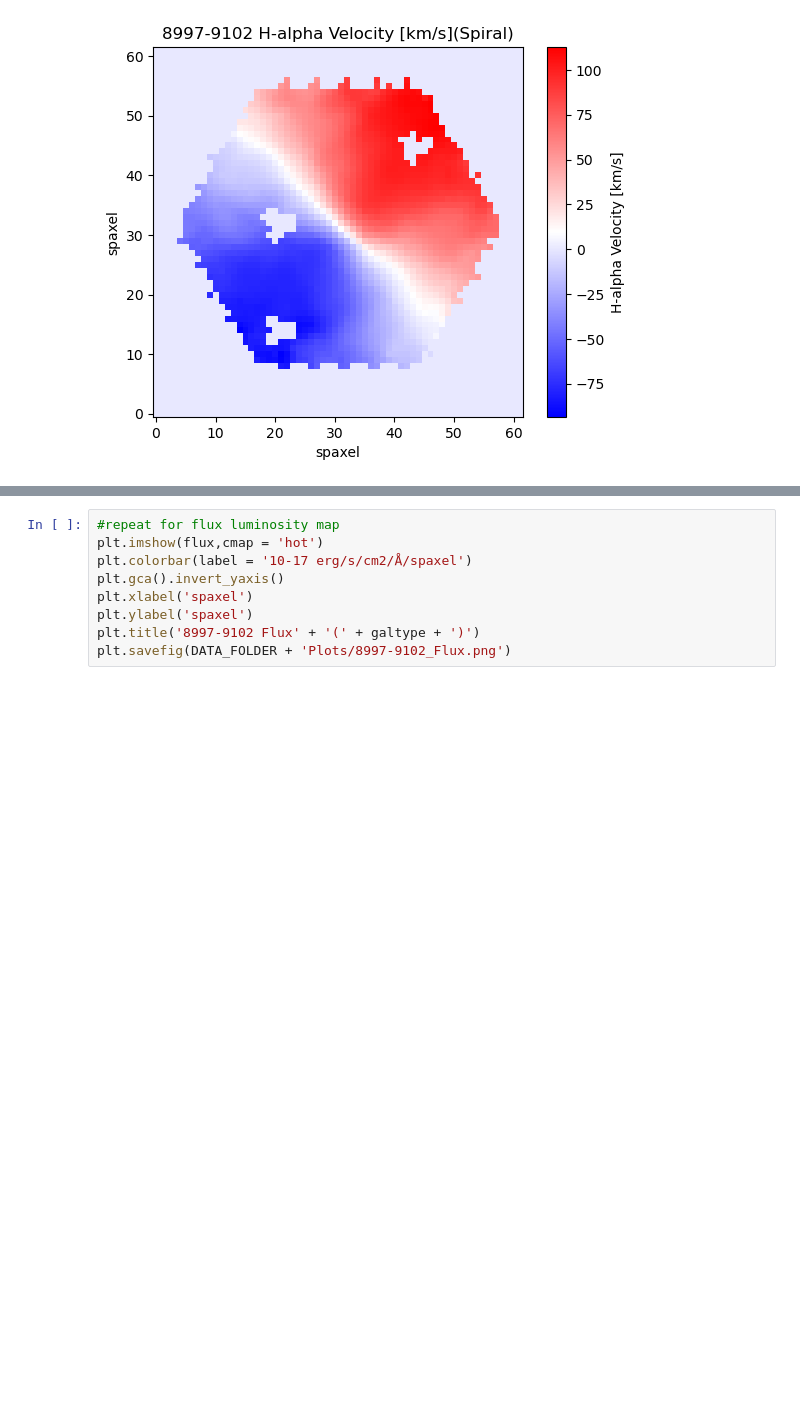
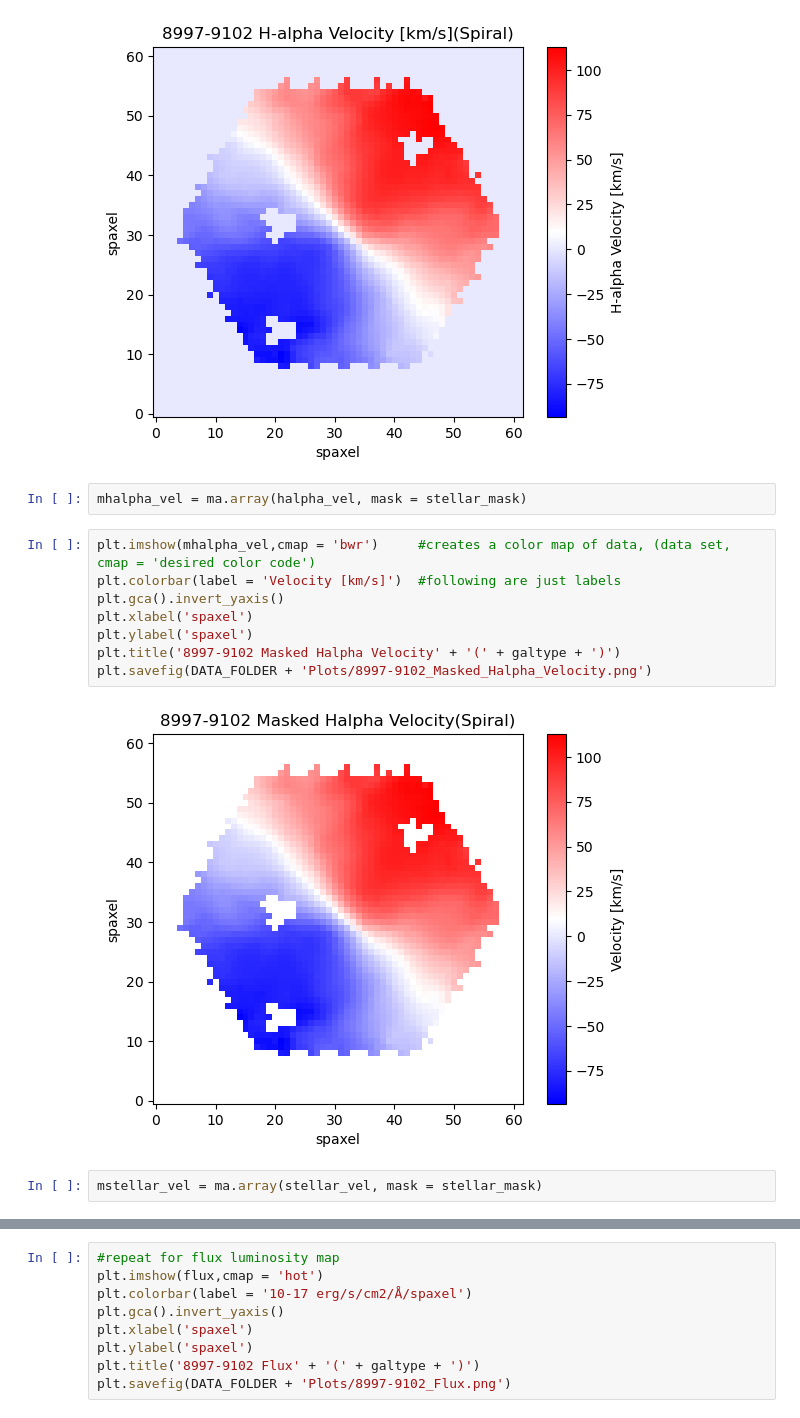
Before and after one commit to DESI-UR/MaNGA-VelMap, a Jupyter notebook: Notebooks/DataVisualizationTutorial.ipynb, the cells around one changed output, grey strips where cells are left out. Cells and saved outputs as stored; diff of their text form; blank space fills up the shorter version.

Commit message:
Added code for mask plot

```diff
--- a/Notebooks/DataVisualizationTutorial.ipynb
+++ b/Notebooks/DataVisualizationTutorial.ipynb
@@ -89,3 +90,17 @@ plt.title('8997-9102 H-alpha Velocity [km/s]' + '(' + galtype + ')')
 plt.savefig(DATA_FOLDER + 'Plots/8997-9102_H-alpha_Velocity.png')
 # %% [output]
 [figure]
+# %%
+mhalpha_vel = ma.array(halpha_vel, mask = stellar_mask)
+# %%
+plt.imshow(mhalpha_vel,cmap = 'bwr')     #creates a color map of data, (data set, cmap = 'desired color code')
+plt.colorbar(label = 'Velocity [km/s]')  #following are just labels
+plt.gca().invert_yaxis()
+plt.xlabel('spaxel')
+plt.ylabel('spaxel')
+plt.title('8997-9102 Masked Halpha Velocity' + '(' + galtype + ')')
+plt.savefig(DATA_FOLDER + 'Plots/8997-9102_Masked_Halpha_Velocity.png')
+# %% [output]
+[figure, added]
+# %%
+mstellar_vel = ma.array(stellar_vel, mask = stellar_mask)
```
Also changed, not shown: parts of 2 cells of this notebook.
